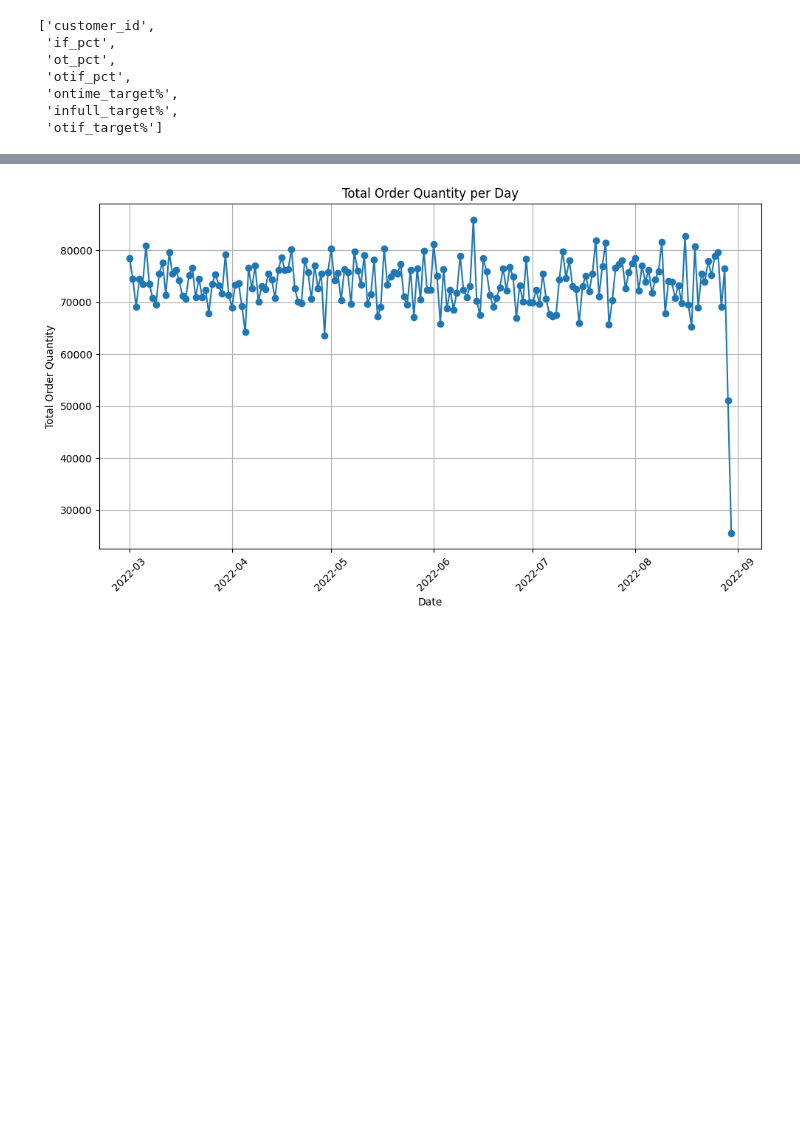
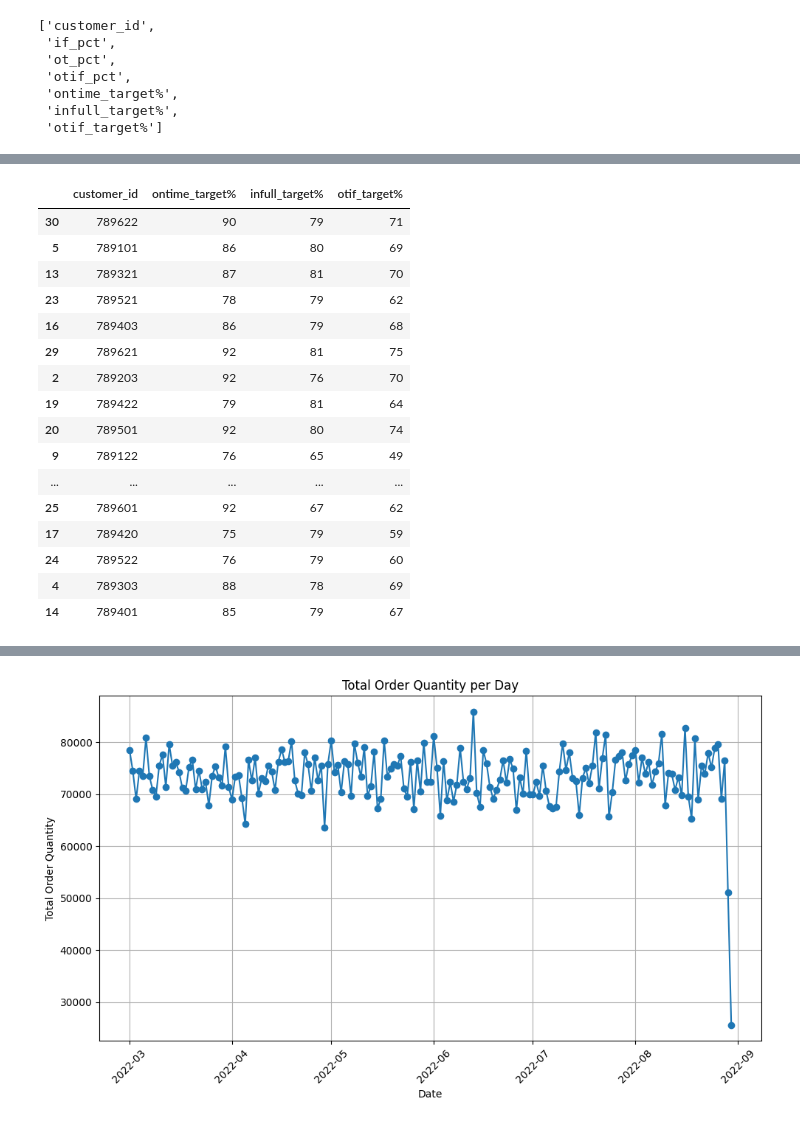
Before and after one commit to occampos/OptimizingDelivery, a Jupyter notebook: analysis.ipynb, the cells around one changed output, grey strips where cells are left out. Saved outputs shown, nothing was run; the diff lists cells and outputs as text; code cells hidden in the pictures; blank space fills up the shorter version.

```diff
--- a/analysis.ipynb
+++ b/analysis.ipynb
@@ -155,0 +180,20 @@ customer_split.sample(5)
+# %%
+od_target_orders.sample(20)
+# %% [output]
+|  | customer_id | ontime_target% | infull_target% | otif_target% |
+| 30 | 789622 | 90 | 79 | 71 |
+| 5 | 789101 | 86 | 80 | 69 |
+| 13 | 789321 | 87 | 81 | 70 |
+| 23 | 789521 | 78 | 79 | 62 |
+| 16 | 789403 | 86 | 79 | 68 |
+| 29 | 789621 | 92 | 81 | 75 |
+| 2 | 789203 | 92 | 76 | 70 |
+| 19 | 789422 | 79 | 81 | 64 |
+| 20 | 789501 | 92 | 80 | 74 |
+| 9 | 789122 | 76 | 65 | 49 |
+| ... | ... | ... | ... | ... |
+| 25 | 789601 | 92 | 67 | 62 |
+| 17 | 789420 | 75 | 79 | 59 |
+| 24 | 789522 | 76 | 79 | 60 |
+| 4 | 789303 | 88 | 78 | 69 |
+| 14 | 789401 | 85 | 79 | 67 |
```
Also changed, not shown: parts of 10 cells of this notebook, 1 other file.
